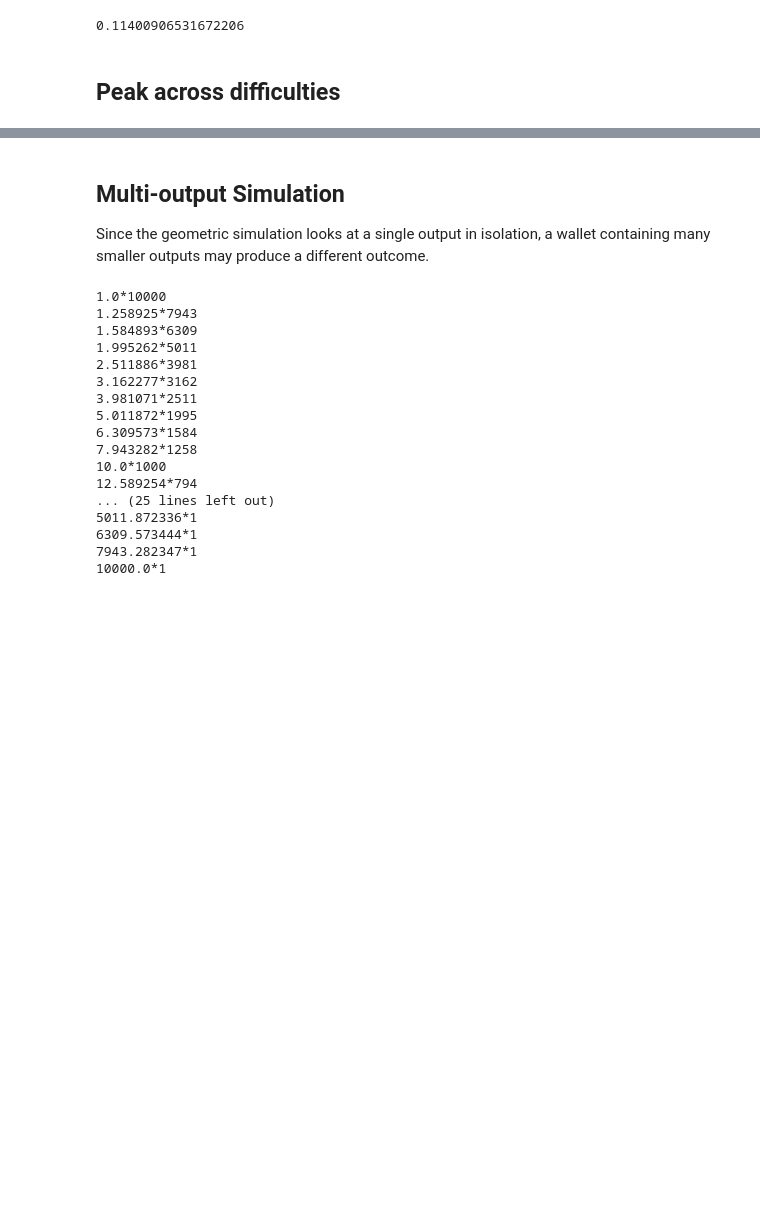
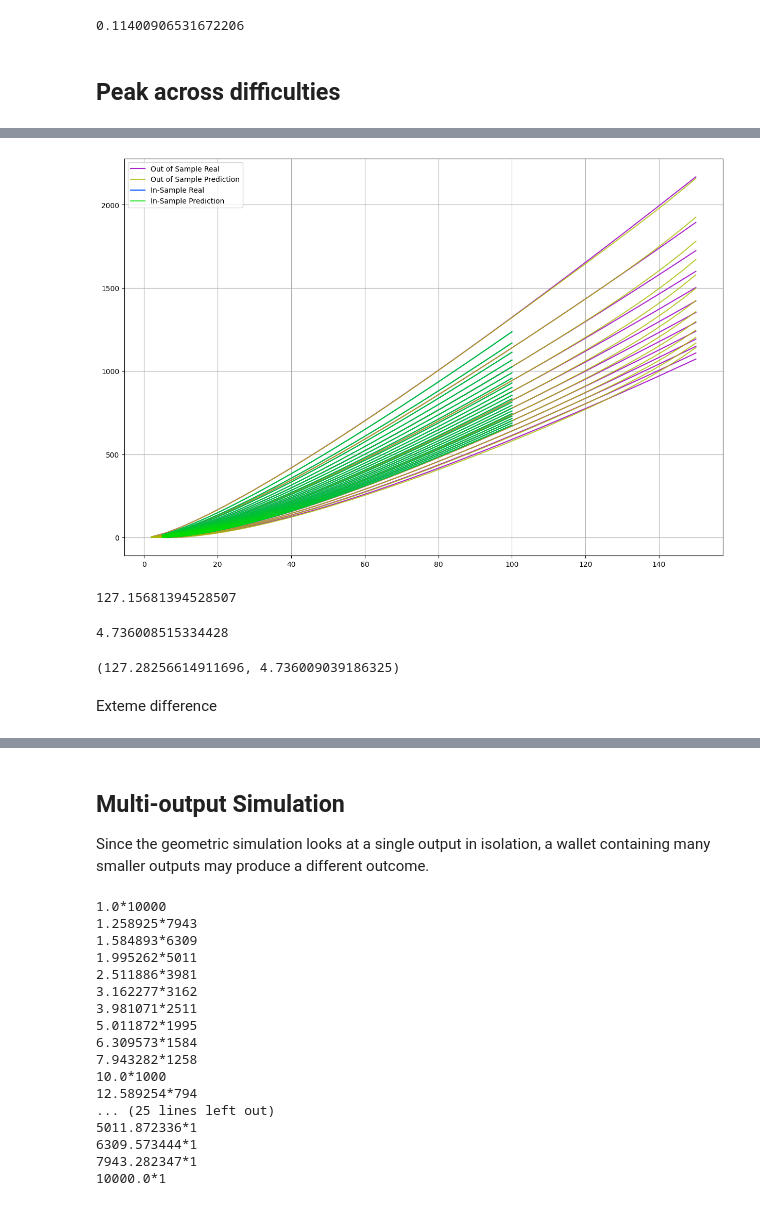
Before and after one commit to MatthewLM/OptimumPeercoinUTXO, a Jupyter notebook: OptimumUTXO.ipynb, the cells around one changed output, grey strips where cells are left out. Cells and saved outputs as stored; diff of their text form; code cells hidden in the pictures; blank space fills up the shorter version.

```diff
--- a/OptimumUTXO.ipynb
+++ b/OptimumUTXO.ipynb
@@ -326,0 +439,2 @@ plt.show()
+# %%
+endog = data.apply(lambda row: findPeak(row["diff"], row["static"], iterations=50)[0], axis=1)
@@ -326,0 +478,3 @@ plt.show()
+# %%
+model = sm.OLS(endog, exog).fit()
+model.summary()
@@ -326,0 +516,3 @@ plt.show()
+# %%
+for i, x in model.params.items():
+    print(f"{i:>20}: {x:.14f}")
@@ -326,0 +537,61 @@ plt.show()
+# %%
+showDiffOutOfSample = True
+showStaticOutOfSample = True
+
+outOfSampleData = getDiffStaticData(
+    0.6 if showStaticOutOfSample else 0.8, 7.1 if showStaticOutOfSample else 5.1, 0.5,
+    2 if showDiffOutOfSample else 5, 150.1 if showDiffOutOfSample else 100.1, 4
+)
+outOfSampleExog = getExog(outOfSampleData)
+# Use 30 iterations to show out of sample for speed and simplicity
+outOfSampleEndog = outOfSampleData.apply(lambda row: findPeak(row["diff"], row["static"], iterations=30)[0], axis=1)
+# %%
+fig, ax = plt.subplots(figsize=(15, 10))
+
+def drawLines(predicted, data, endog, exog, color, label, step=1):
+
+    statics = data["static"].drop_duplicates(ignore_index=True)
+
+    for i in range(0, len(statics), step):
+
+        static = statics[i]
+        locations = data["static"] == static
+        forStaticExog = exog[locations]
+        forStaticEndog = endog[locations]
+
+        handle = ax.plot(forStaticExog["diff"], model.predict(forStaticExog) if predicted else forStaticEndog, color=color, label=label)[0]
+
+    return handle
+
+# Out of sample first so it shows underneath
+hOutReal = drawLines(False, outOfSampleData, outOfSampleEndog, outOfSampleExog, "#a2c", "Out of Sample Real")
+hOutPreciction = drawLines(True, outOfSampleData, outOfSampleEndog, outOfSampleExog, "#ab0c", "Out of Sample Prediction")
+
+# In-sample
+hInReal = drawLines(False, data, endog, exog, "#05f", "In-Sample Real")
+hInPrediction = drawLines(True, data, endog, exog, "#0d0c", "In-Sample Prediction")
+
+ax.legend(handles=[
+    hOutReal, hOutPreciction,
+    hInReal, hInPrediction
+])
+
+plt.grid(which="both")
+plt.show()
+# %% [output]
+[figure, added]
+# %%
+predicted = model.predict(getExog(pd.DataFrame({"diff": [DIFF], "static": [STATIC_REWARD]})))[0]
+predicted
+# %% [output]
+127.15681394528507
+# %%
+averageReward(predicted, DIFF, STATIC_REWARD)
+# %% [output]
+4.736008515334428
+# %%
+findPeak(DIFF, STATIC_REWARD, iterations=50)
+# %% [output]
+(127.28256614911696, 4.736009039186325)
+# %% [markdown]
+Exteme difference
```
Also changed, not shown: parts of 40 cells of this notebook.
